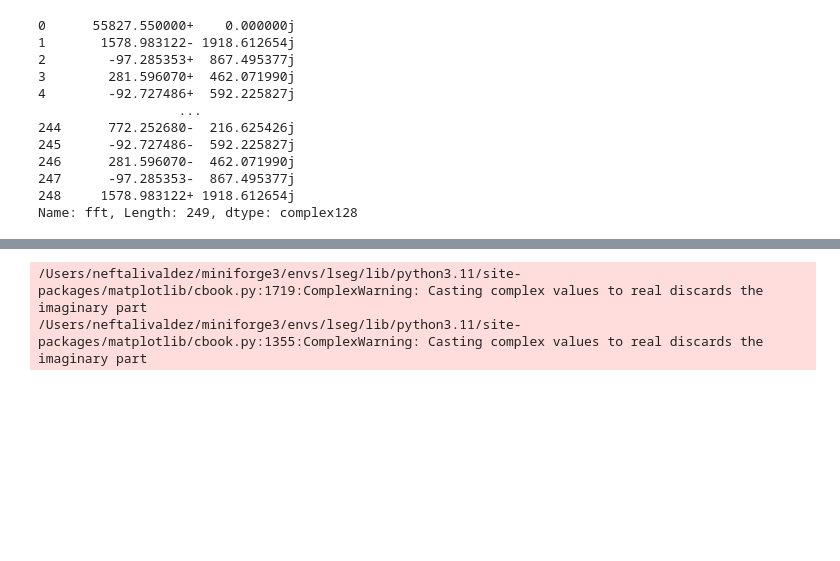
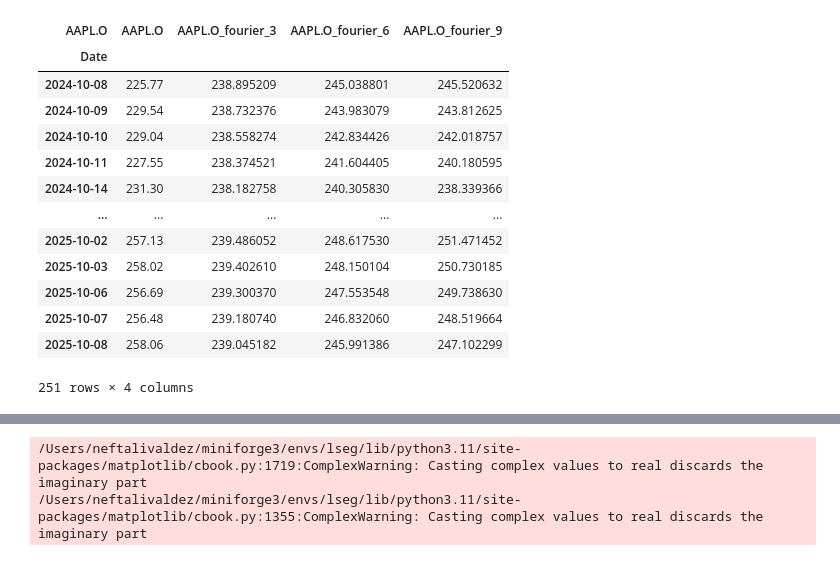
Before and after one commit to neftalivldz/finanzas_2025_agosto, a Jupyter notebook: Untitled.ipynb, the cells around one changed output, grey strips where cells are left out. Saved outputs shown, nothing was run; the diff lists cells and outputs as text; code cells hidden in the pictures; blank space fills up the shorter version.

```diff
--- a/Untitled.ipynb
+++ b/Untitled.ipynb
@@ -31,15 +38,39 @@ df['angle'] = fft_df['fft'].apply(lambda x: np.angle(x))
 # %%
-fft_df['fft']
+import numpy as np
+import pandas as pd
+from numpy.fft import fft, ifft
+
+
+def fourier_transformation(dataframe, stock, number_components):
+    close_fft = np.fft.fft(np.asarray(dataframe[stock].tolist()))
+    column_name = str(stock) + '_fourier_' + str(number_components)
+    for num_ in [number_components]:
+        fft_list_m10= np.copy(close_fft); fft_list_m10[num_:-num_]=0
+    symmetric_spectrum = np.fft.ifft(fft_list_m10)
+    symmetric_spectrum_real = symmetric_spectrum.real
+    column_name = str(stock) + '_fourier_' + str(number_components)
+    dataframe[column_name] = symmetric_spectrum_real
+    return dataframe
-# %% [output]
-0      55827.550000+    0.000000j
-1       1578.983122- 1918.612654j
-2        -97.285353+  867.495377j
-3        281.596070+  462.071990j
-4        -92.727486+  592.225827j
-                  ...
-244      772.252680-  216.625426j
-245      -92.727486-  592.225827j
-246      281.596070-  462.071990j
-247      -97.285353-  867.495377j
-248     1578.983122+ 1918.612654j
-Name: fft, Length: 249, dtype: complex128
+# %%
+stock_name = 'AAPL.O'
+stock = DataFromSource(stock_name)
+df = stock.get_prices()
+df = fourier_transformation(df, stock_name, 3)
+df = fourier_transformation(df, stock_name, 6)
+df = fourier_transformation(df, stock_name, 9)
+df
+# %% [output]
+| AAPL.O | AAPL.O | AAPL.O_fourier_3 | AAPL.O_fourier_6 | AAPL.O_fourier_9 |
+| Date |  |  |  |  |
+| 2024-10-08 | 225.77 | 238.895209 | 245.038801 | 245.520632 |
+| 2024-10-09 | 229.54 | 238.732376 | 243.983079 | 243.812625 |
+| 2024-10-10 | 229.04 | 238.558274 | 242.834426 | 242.018757 |
+| 2024-10-11 | 227.55 | 238.374521 | 241.604405 | 240.180595 |
+| 2024-10-14 | 231.30 | 238.182758 | 240.305830 | 238.339366 |
+| ... | ... | ... | ... | ... |
+| 2025-10-02 | 257.13 | 239.486052 | 248.617530 | 251.471452 |
+| 2025-10-03 | 258.02 | 239.402610 | 248.150104 | 250.730185 |
+| 2025-10-06 | 256.69 | 239.300370 | 247.553548 | 249.738630 |
+| 2025-10-07 | 256.48 | 239.180740 | 246.832060 | 248.519664 |
+| 2025-10-08 | 258.06 | 239.045182 | 245.991386 | 247.102299 |
+251 rows × 4 columns
```
Also changed, not shown: parts of 4 cells of this notebook, 3 other files.
